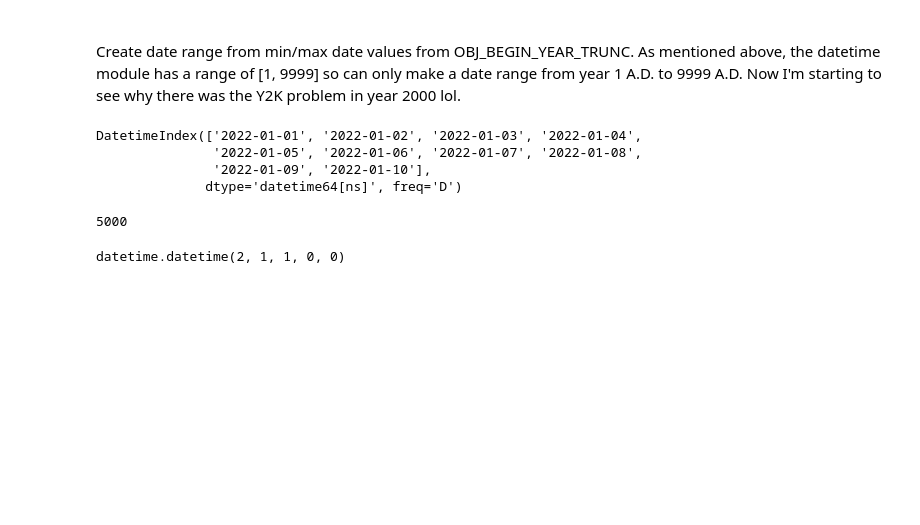
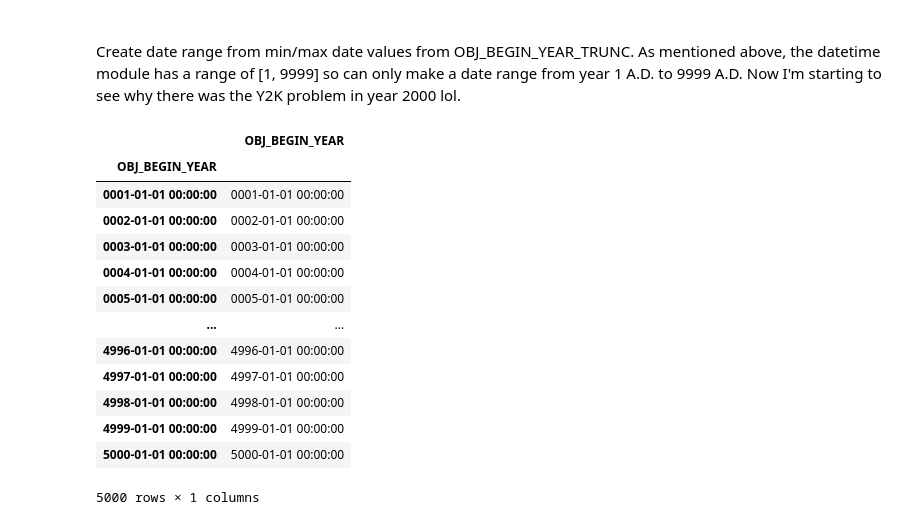
Before and after one commit to Hakuna-Patata/BU_MSDS_PTW, a Jupyter notebook: DSC 540 - Data Preparation/Week 7 & 8.ipynb, the cells around one changed output. Saved outputs shown, nothing was run; the diff lists cells and outputs as text; code cells hidden in the pictures; blank space fills up the shorter version.

```diff
--- a/DSC 540 - Data Preparation/Week 7 & 8.ipynb
+++ b/DSC 540 - Data Preparation/Week 7 & 8.ipynb
@@ -397,22 +395,28 @@ from dateutil.relativedelta import relativedelta as reldate
-# %%
-pd.date_range('2022-01-01','2022-01-10')
-# %% [output]
-DatetimeIndex(['2022-01-01', '2022-01-02', '2022-01-03', '2022-01-04',
-               '2022-01-05', '2022-01-06', '2022-01-07', '2022-01-08',
-               '2022-01-09', '2022-01-10'],
-              dtype='datetime64[ns]', freq='D')
-# %%
-years_n = end_date.year - begin_date.year + 1
-
-end_date.year
-# %% [output]
-5000
 # %%
 begin_date = dttm.strptime('0001', '%Y')
 end_date = max(met_df[met_df['OBJ_BEGIN_YEAR_BC_AD'] == 'A.D.']['OBJ_BEGIN_YEAR_TRUNC'])
 
 
+date_list = []
+for i in range(begin_date.year, end_date.year+1):
+    year_str = f"{i:04d}"
+    date_time = dttm.strptime(year_str, '%Y')
+    date_list.append(date_time)
 
-for i in range(begin_date.year, end_date.year+1):
+
+pd.DataFrame(date_list, columns=['OBJ_BEGIN_YEAR'], index=[pd.Index(date_list, name='OBJ_BEGIN_YEAR')])
 # %% [output]
+|  | OBJ_BEGIN_YEAR |
+| OBJ_BEGIN_YEAR |  |
+| 0001-01-01 00:00:00 | 0001-01-01 00:00:00 |
+| 0002-01-01 00:00:00 | 0002-01-01 00:00:00 |
+| 0003-01-01 00:00:00 | 0003-01-01 00:00:00 |
+| 0004-01-01 00:00:00 | 0004-01-01 00:00:00 |
+| 0005-01-01 00:00:00 | 0005-01-01 00:00:00 |
+| ... | ... |
+| 4996-01-01 00:00:00 | 4996-01-01 00:00:00 |
+| 4997-01-01 00:00:00 | 4997-01-01 00:00:00 |
+| 4998-01-01 00:00:00 | 4998-01-01 00:00:00 |
+| 4999-01-01 00:00:00 | 4999-01-01 00:00:00 |
+| 5000-01-01 00:00:00 | 5000-01-01 00:00:00 |
-datetime.datetime(2, 1, 1, 0, 0)
+5000 rows × 1 columns
```
Also changed, not shown: parts of 1 cell of this notebook, 5 other files.
